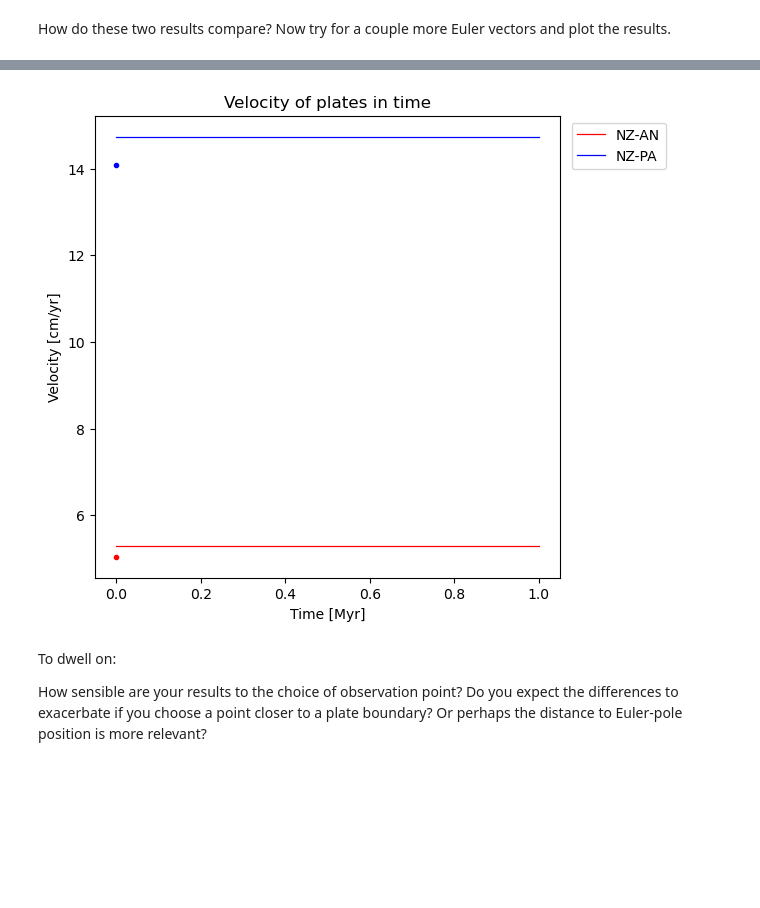
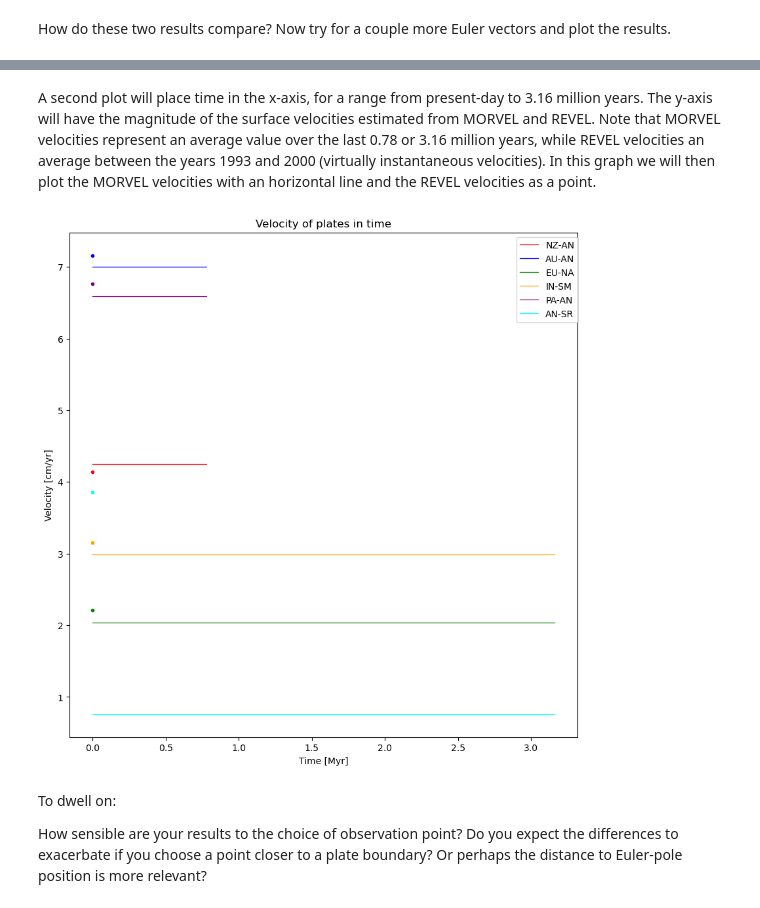
Before and after one commit to ValeEspinozaF/GeodynamicsTeaching-KU2024, a Jupyter notebook: EX4_PAST_PLATE_MOTIONS.ipynb, the cells around one changed output, grey strips where cells are left out. Cells and saved outputs as stored; diff of their text form; code cells hidden in the pictures; blank space fills up the shorter version.

```diff
--- a/EX4_PAST_PLATE_MOTIONS.ipynb
+++ b/EX4_PAST_PLATE_MOTIONS.ipynb
@@ -156,13 +176,13 @@ MORVEL surface velocity: 5.28 cm/yr
 # %% [markdown]
 How do these two results compare? Now try for a couple more Euler vectors and plot the results.
 # %%
-plate_pairs = ["NZ-AN", "NZ-PA"]        # Fill with you own list of plate pairs!
-lonlats = [(0, 0), (0, 0)]              # Fill with your own lon-lat coordinates!
+plate_pairs = ["NZ-AN", "AU-AN", "EU-NA", "IN-SM", "PA-AN", "AN-SR"]        # Fill with you own list of plate pairs!
+lonlats = [(-92.0, -20.0), (130.0, -40.0), (-16.0, 56.0), (75.0, 20.6), (140, -30), (71.5, -74)]              # Fill with your own lon-lat coordinates!
 
 
 # Here we will store the results
-sv_revel_df = pd.DataFrame()
-sv_morvel_df = pd.DataFrame()
+sv_revel_df = pd.DataFrame(index=["lon", "lat", "v_total"])
+sv_morvel_df = pd.DataFrame(index=["lon", "lat", "v_total"])
 
 # We will iterate over each plate-pair and point
 for plate_pair, lonlat in zip(plate_pairs, lonlats):
@@ -187,3 +207,8 @@ for plate_pair, lonlat in zip(plate_pairs, lonlats):
     # Store the results
     sv_revel_df[plate_pair] = dict(lon = lonlat[0], lat = lonlat[1], v_total = np.round(sv_revel, 2))
     sv_morvel_df[plate_pair] = dict(lon = lonlat[0], lat = lonlat[1], v_total = np.round(sv_morvel, 2))
+
+
+    # On other pandas versions, the above lines may not work. In that case, use the following:
+    # sv_revel_df = sv_revel_df.append(pd.Series(dict(lon = lonlat[0], lat = lonlat[1], v_total = np.round(sv_revel, 2)), name=plate_pair))
+    # sv_morvel_df = sv_morvel_df.append(pd.Series(dict(lon = lonlat[0], lat = lonlat[1], v_total = np.round(sv_morvel, 2)), name=plate_pair))
@@ -218,11 +229,11 @@ ax.set(title = "Geologic vs. geodetic",
 
 
 # Plot data
-color_list = ['r', 'b', 'g', 'orange', 'purple']    # If you chose to plot more than five datasets, you will need to add more colors!
+color_list = ['r', 'b', 'g', 'orange', 'purple', 'cyan']    # If you choose to plot more than five datasets, you will need to add more colors!
 
 for plate_pair, color in zip(plate_pairs, color_list):
     ax.plot(morvel_vel[plate_pair], revel_vel[plate_pair], 'o', color=color, markersize=5, label=plate_pair)
 
-#ax.plot([0, 1], [0, 1], '-k', label="linear trend", lw=0.6)
+ax.plot([0, 7], [0, 7], '-k', label="linear trend", lw=0.6)
 ax.legend();
 # %% [output]
@@ -230,21 +241,23 @@ ax.legend();
+# %% [markdown]
+A second plot will place time in the x-axis, for a range from present-day to 3.16 million years. The y-axis will have the magnitude of the surface velocities estimated from MORVEL and REVEL. Note that MORVEL velocities represent an average value over the last 0.78 or 3.16 million years, while REVEL velocities an average between the years 1993 and 2000 (virtually instantaneous velocities). In this graph we will then plot the MORVEL velocities with an horizontal line and the REVEL velocities as a point.
 # %%
-fig, ax = plt.subplots(figsize =(6,6))
+fig, ax = plt.subplots(figsize =(10,10))
 ax.set(title = "Velocity of plates in time",
        xlabel = "Time [Myr]",
        ylabel = "Velocity [cm/yr]")
 
 
-validity_time = [1.0, 1.0, 1.0, 1.0, 1.0]     # Fill with the "validity" time for each MORVEL Euler vector (0.78 or 3.16)
+validity_time = [0.78, 0.78, 3.16, 3.16, 0.78, 3.16]     # Fill with the "validity" time for each MORVEL Euler vector (0.78 or 3.16, check Figure 2 in the exercise paper)
 
 for plate_pair, time, color in zip(plate_pairs, validity_time, color_list):
 
     ax.plot([0.0, time], [morvel_vel[plate_pair], morvel_vel[plate_pair]], '-',  label=plate_pair, lw=0.9, color=color)
     ax.plot(0.0, revel_vel[plate_pair], 'o',  markersize=3, color=color)
 
 
 ax.legend(bbox_to_anchor=(1.01, 1.0));
 # %% [output]
-[figure, old version]
+[figure, new version]
 # %% [markdown]
 To dwell on:
 
```
Also changed, not shown: parts of 13 cells of this notebook, 11 other files.
